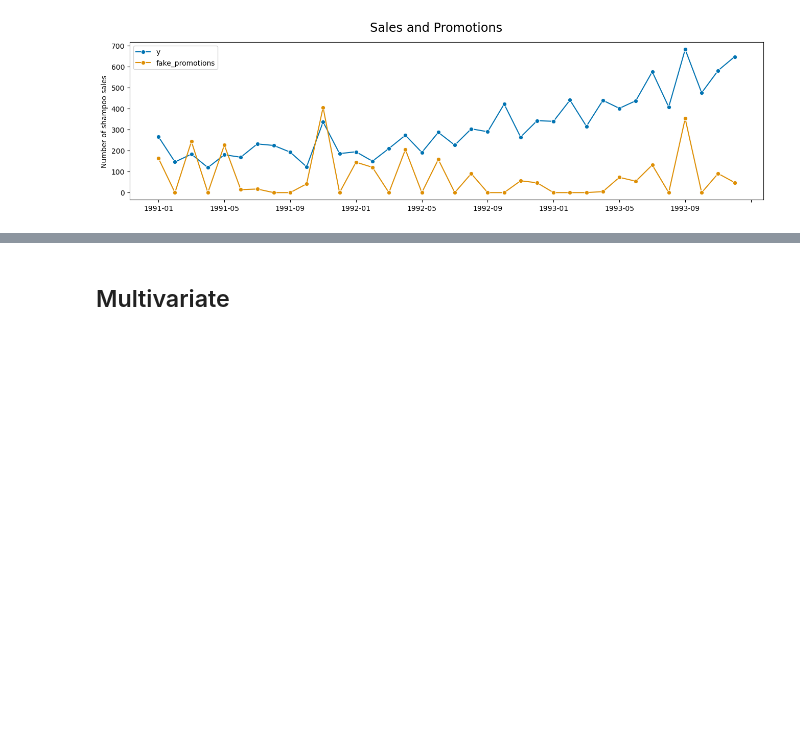
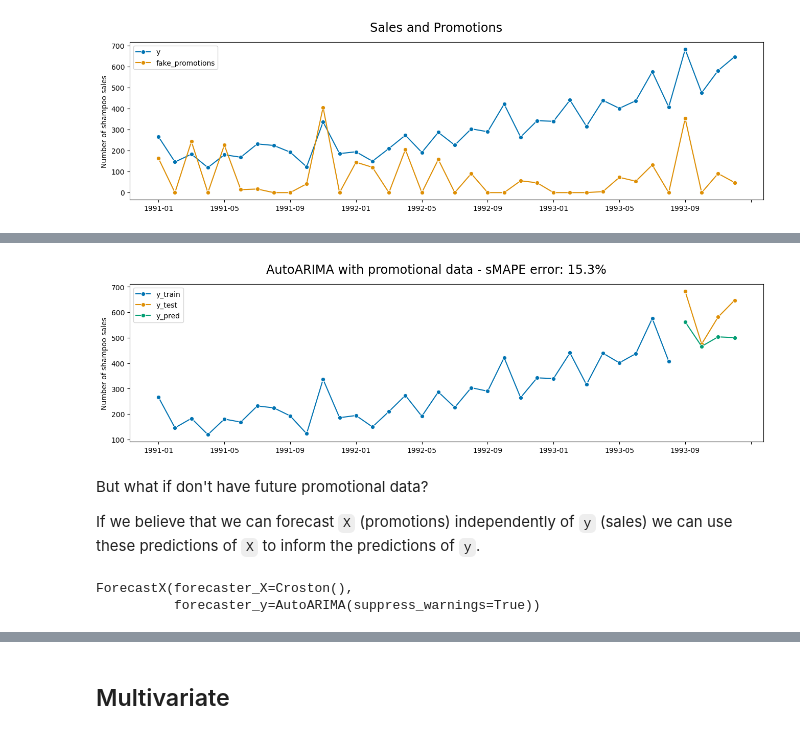
Before and after one commit to sktime/sktime-tutorial-ODSC-Europe-2023, a Jupyter notebook: notebooks/03_forecasting.ipynb, the cells around one changed output, grey strips where cells are left out. Saved outputs shown, nothing was run; the diff lists cells and outputs as text; code cells hidden in the pictures; blank space fills up the shorter version.

```diff
--- a/notebooks/03_forecasting.ipynb
+++ b/notebooks/03_forecasting.ipynb
@@ -274,0 +296,37 @@ fig, ax = plot_series(y, y_pred, labels=["y", "pred"])
+# %%
+from sktime.forecasting.arima import AutoARIMA
+
+forecaster = AutoARIMA(suppress_warnings=True)
+
+# Use train data in fit
+forecaster.fit(y=y_train, X=X_train, fh=fh)
+
+# Note how the "future" data of X is passed in the predict step
+y_pred = forecaster.predict(X=X_test)
+# %%
+from sktime.performance_metrics.forecasting import MeanAbsolutePercentageError
+
+smape = MeanAbsolutePercentageError(symmetric=True)
+
+title = f"AutoARIMA with promotional data - sMAPE error: {smape(y_test, y_pred):.1%}"
+fig, ax = plot_series(
+    y_train, y_test, y_pred, labels=["y_train", "y_test", "y_pred"], title=title
+)
+# %% [output]
+[figure, added]
+# %% [markdown]
+But what if don't have future promotional data?
+
+If we believe that we can forecast `X` (promotions) independently of `y` (sales) we can use these predictions of `X` to inform the predictions of `y`.
+# %%
+from sktime.forecasting.compose import ForecastX
+from sktime.forecasting.croston import Croston
+
+forecaster_X = ForecastX(
+    forecaster_y=AutoARIMA(suppress_warnings=True),
+    forecaster_X=Croston(),
+)
+forecaster_X.fit(y=y, X=promotions, fh=fh)
+# %% [output]
+ForecastX(forecaster_X=Croston(),
+          forecaster_y=AutoARIMA(suppress_warnings=True))
```
Also changed, not shown: parts of 7 cells of this notebook.
